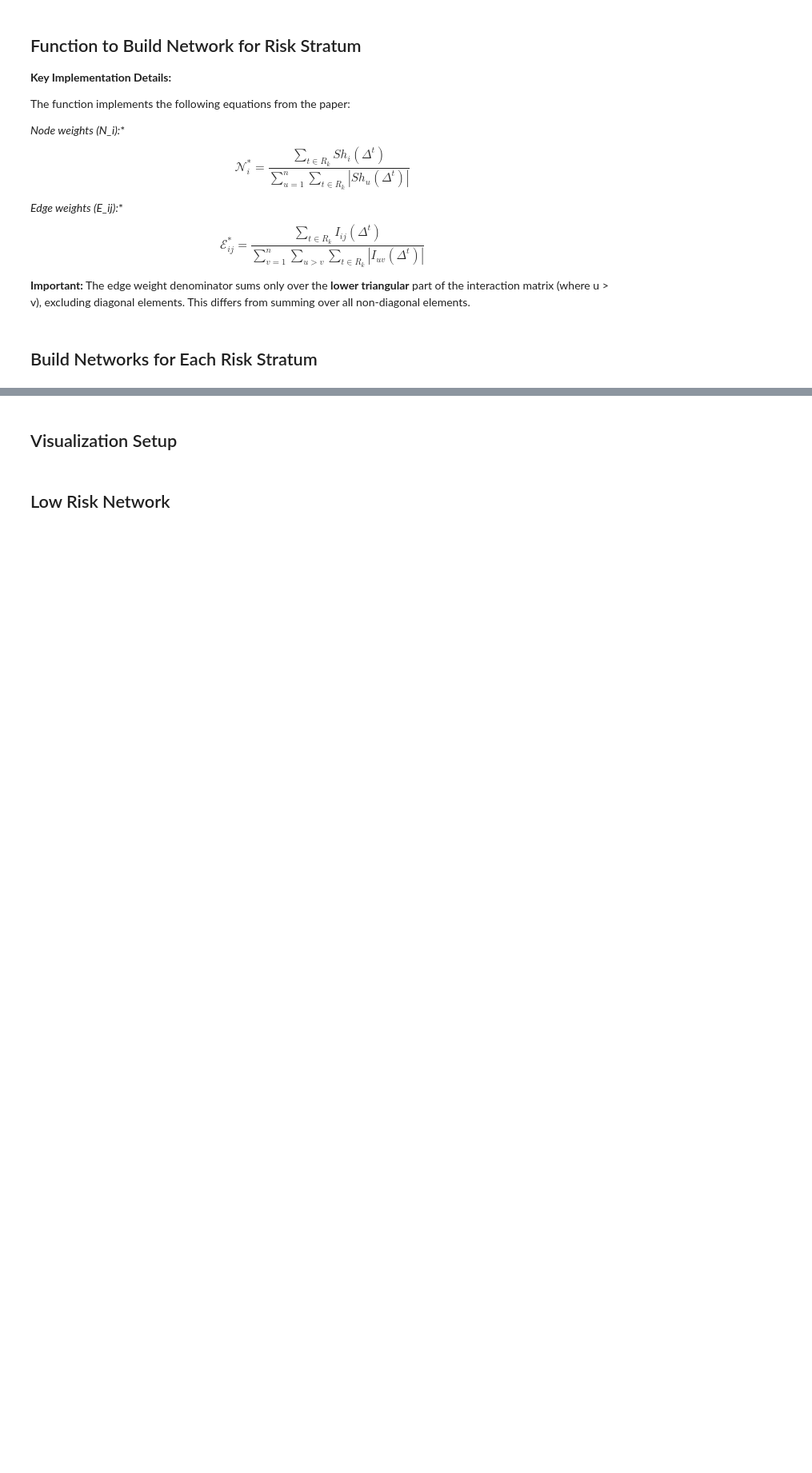
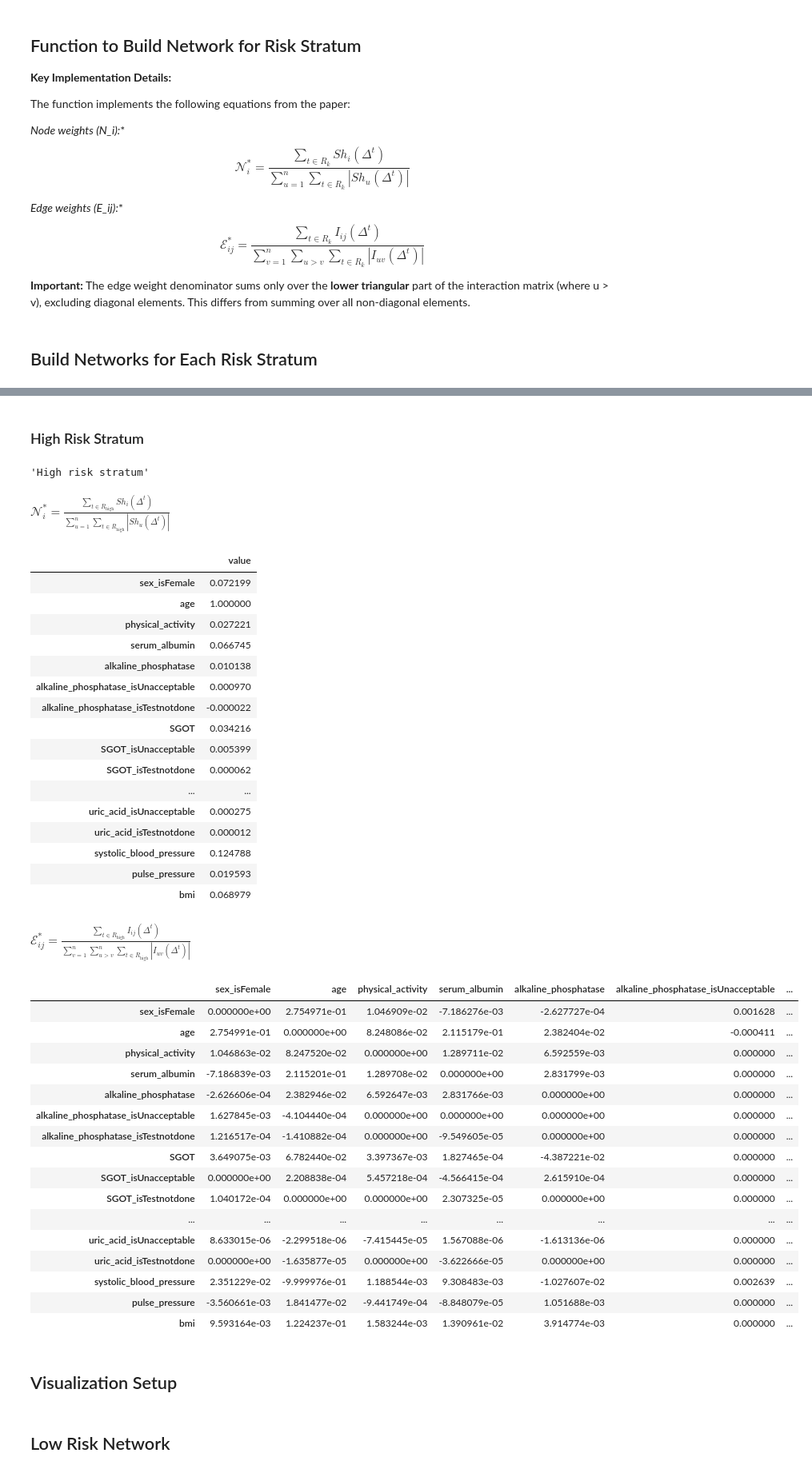
Before and after one commit to perez-sechi/IJAR-python, a Jupyter notebook: run/visualization/nhanesi/xgboost/risk_stratified_network.ipynb, the cells around one changed output, grey strips where cells are left out. Shown at 80% size. Drawn from its saved outputs; the diff is of its cells as text; code cells hidden in the pictures; blank space fills up the shorter version.

```diff
--- a/run/visualization/nhanesi/xgboost/risk_stratified_network.ipynb
+++ b/run/visualization/nhanesi/xgboost/risk_stratified_network.ipynb
@@ -156,3 +206,56 @@ high_psi_1, high_r_1, high_psi_2, high_r_2 = build_network_for_stratum(
+# %% [markdown]
+### High Risk Stratum
+# %%
+from IPython.display import display, Math
+
+# Build networks for High Risk Stratum
+high_psi_1, high_r_1, high_psi_2, high_r_2 = build_network_for_stratum(
+    high_risk_mask, shap_values_clean, shap_interaction_values, X_shapley
+)
+
+display("High risk stratum")
+display(Math(r"\mathcal{N}^*_i = \frac{\sum_{t \in R_{\mathrm{high}}} Sh_{i}(\Delta^{t})}{\sum_{u=1}^{n} \sum_{t \in R_{\mathrm{high}}} |Sh_{u}(\Delta^{t})|}"))
+display(high_psi_2)
+display(Math(r"\mathcal{E}^*_{ij} = \frac{\sum_{t \in R_{\mathrm{high}}} I_{ij}(\Delta^{t})}{\sum_{v=1}^{n} \sum_{u > v}^{n} \sum_{t \in R_{\mathrm{high}}} |I_{uv}(\Delta^{t})|}"))
+display(high_r_2)
+# %% [output]
+'High risk stratum'
+$\displaystyle \mathcal{N}^*_i = \frac{\sum_{t \in R_{\mathrm{high}}} Sh_{i}(\Delta^{t})}{\sum_{u=1}^{n} \sum_{t \in R_{\mathrm{high}}} |Sh_{u}(\Delta^{t})|}$
+|  | value |
+| sex_isFemale | 0.072199 |
+| age | 1.000000 |
+| physical_activity | 0.027221 |
+| serum_albumin | 0.066745 |
+| alkaline_phosphatase | 0.010138 |
+| alkaline_phosphatase_isUnacceptable | 0.000970 |
+| alkaline_phosphatase_isTestnotdone | -0.000022 |
+| SGOT | 0.034216 |
+| SGOT_isUnacceptable | 0.005399 |
+| SGOT_isTestnotdone | 0.000062 |
+| ... | ... |
+| uric_acid_isUnacceptable | 0.000275 |
+| uric_acid_isTestnotdone | 0.000012 |
+| systolic_blood_pressure | 0.124788 |
+| pulse_pressure | 0.019593 |
+| bmi | 0.068979 |
+$\displaystyle \mathcal{E}^*_{ij} = \frac{\sum_{t \in R_{\mathrm{high}}} I_{ij}(\Delta^{t})}{\sum_{v=1}^{n} \sum_{u > v}^{n} \sum_{t \in R_{\mathrm{high}}} |I_{uv}(\Delta^{t})|}$
+|  | sex_isFemale | age | physical_activity | serum_albumin | alkaline_phosphatase | alkaline_phosphatase_isUnacceptable | ... |
+| sex_isFemale | 0.000000e+00 | 2.754971e-01 | 1.046909e-02 | -7.186276e-03 | -2.627727e-04 | 0.001628 | ... |
+| age | 2.754991e-01 | 0.000000e+00 | 8.248086e-02 | 2.115179e-01 | 2.382404e-02 | -0.000411 | ... |
+| physical_activity | 1.046863e-02 | 8.247520e-02 | 0.000000e+00 | 1.289711e-02 | 6.592559e-03 | 0.000000 | ... |
+| serum_albumin | -7.186839e-03 | 2.115201e-01 | 1.289708e-02 | 0.000000e+00 | 2.831799e-03 | 0.000000 | ... |
+| alkaline_phosphatase | -2.626606e-04 | 2.382946e-02 | 6.592647e-03 | 2.831766e-03 | 0.000000e+00 | 0.000000 | ... |
+| alkaline_phosphatase_isUnacceptable | 1.627845e-03 | -4.104440e-04 | 0.000000e+00 | 0.000000e+00 | 0.000000e+00 | 0.000000 | ... |
+| alkaline_phosphatase_isTestnotdone | 1.216517e-04 | -1.410882e-04 | 0.000000e+00 | -9.549605e-05 | 0.000000e+00 | 0.000000 | ... |
+| SGOT | 3.649075e-03 | 6.782440e-02 | 3.397367e-03 | 1.827465e-04 | -4.387221e-02 | 0.000000 | ... |
+| SGOT_isUnacceptable | 0.000000e+00 | 2.208838e-04 | 5.457218e-04 | -4.566415e-04 | 2.615910e-04 | 0.000000 | ... |
+| SGOT_isTestnotdone | 1.040172e-04 | 0.000000e+00 | 0.000000e+00 | 2.307325e-05 | 0.000000e+00 | 0.000000 | ... |
+| ... | ... | ... | ... | ... | ... | ... | ... |
+| uric_acid_isUnacceptable | 8.633015e-06 | -2.299518e-06 | -7.415445e-05 | 1.567088e-06 | -1.613136e-06 | 0.000000 | ... |
+| uric_acid_isTestnotdone | 0.000000e+00 | -1.635877e-05 | 0.000000e+00 | -3.622666e-05 | 0.000000e+00 | 0.000000 | ... |
+| systolic_blood_pressure | 2.351229e-02 | -9.999976e-01 | 1.188544e-03 | 9.308483e-03 | -1.027607e-02 | 0.002639 | ... |
+| pulse_pressure | -3.560661e-03 | 1.841477e-02 | -9.441749e-04 | -8.848079e-05 | 1.051688e-03 | 0.000000 | ... |
+| bmi | 9.593164e-03 | 1.224237e-01 | 1.583244e-03 | 1.390961e-02 | 3.914774e-03 | 0.000000 | ... |
 # %% [markdown]
 ## Visualization Setup
 # %%
```
Also changed, not shown: parts of 4 cells of this notebook, 19 other files.
